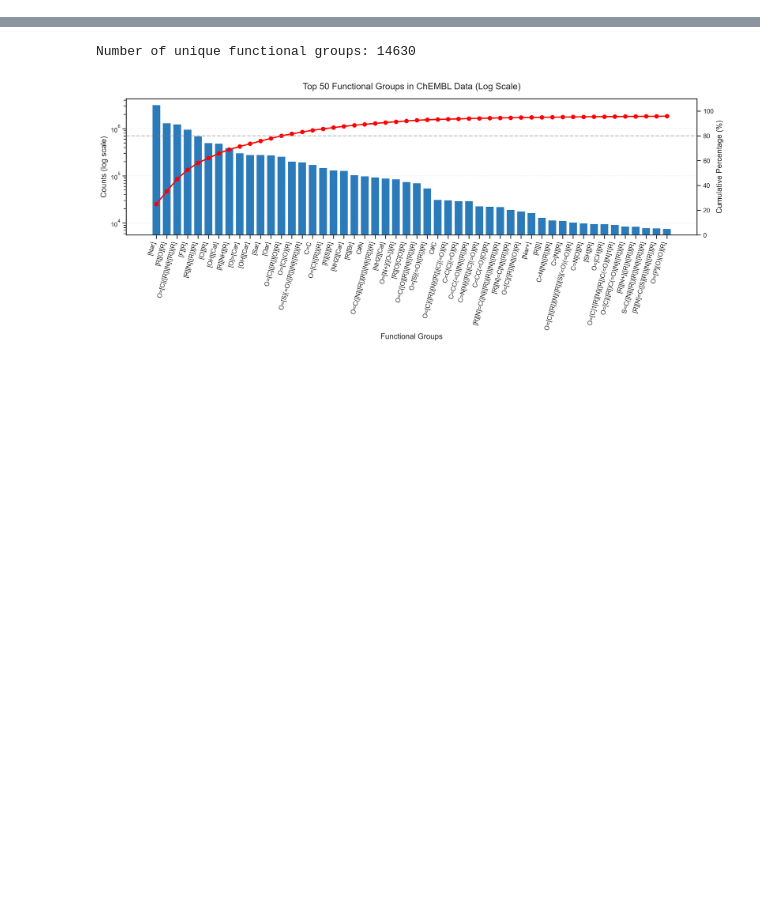
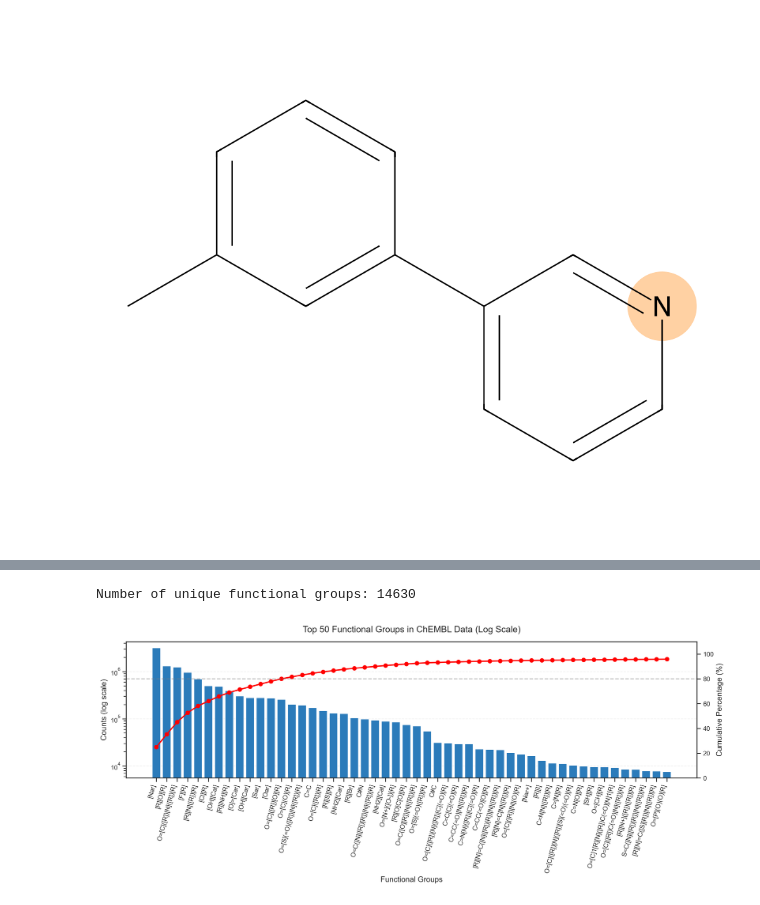
Before and after one commit to DamianRElkins/FG_VAE, a Jupyter notebook: chembl_FG_eda.ipynb, the cells around one changed output, grey strips where cells are left out. Drawn from its saved outputs; the diff is of its cells as text; code cells hidden in the pictures; blank space fills up the shorter version.

Commit message:
making figures for writeup

```diff
--- a/chembl_FG_eda.ipynb
+++ b/chembl_FG_eda.ipynb
@@ -7,6 +7,20 @@ import seaborn as sns
 import efgs
 from rdkit import Chem
 from IPython.display import display, Image
+# %%
+target_smiles = 'Cc1cccc(-c2cccnc2)c1'
+
+target_mol = Chem.MolFromSmiles(target_smiles)
+
+img_text, _, _, _ = efgs.get_dec_fgs(target_mol)
+
+display(Image(data=img_text))
+
+# save the image
+with open(f"images/labeled_{target_smiles}.png", "wb") as f:
+    f.write(img_text)
+# %% [output]
+[figure, new version]
 # %%
 # Load chembl data
 chembl_data = pd.read_csv('data/chembl_35_fg_scaf.csv')
```
Also changed, not shown: parts of 2 cells of this notebook, 6 other files.
